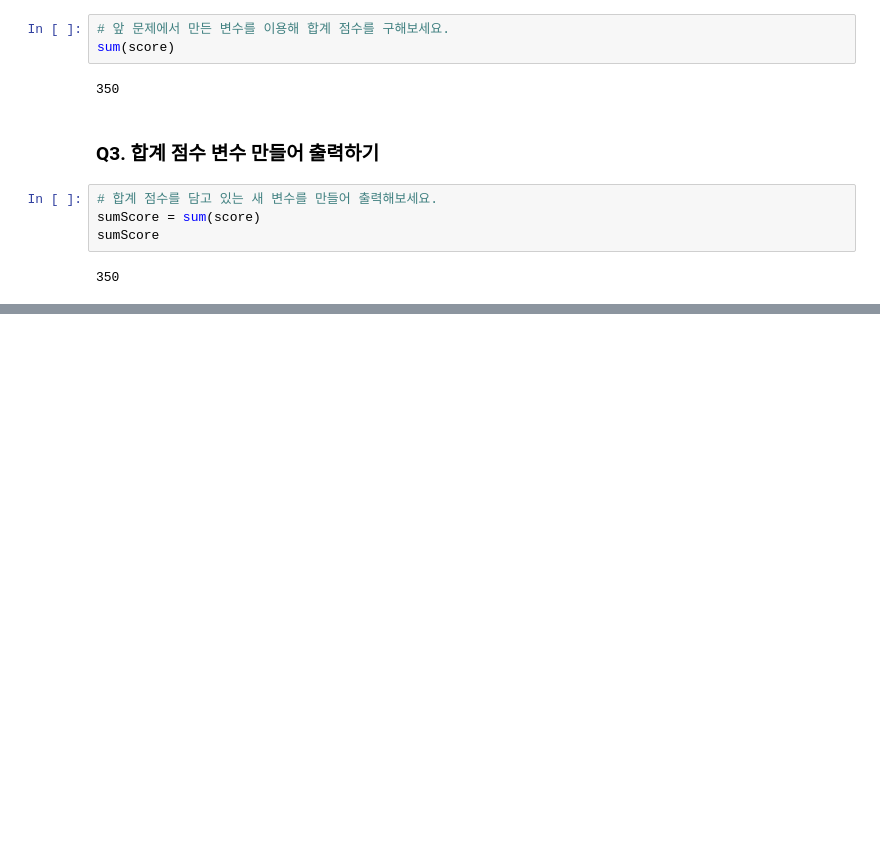
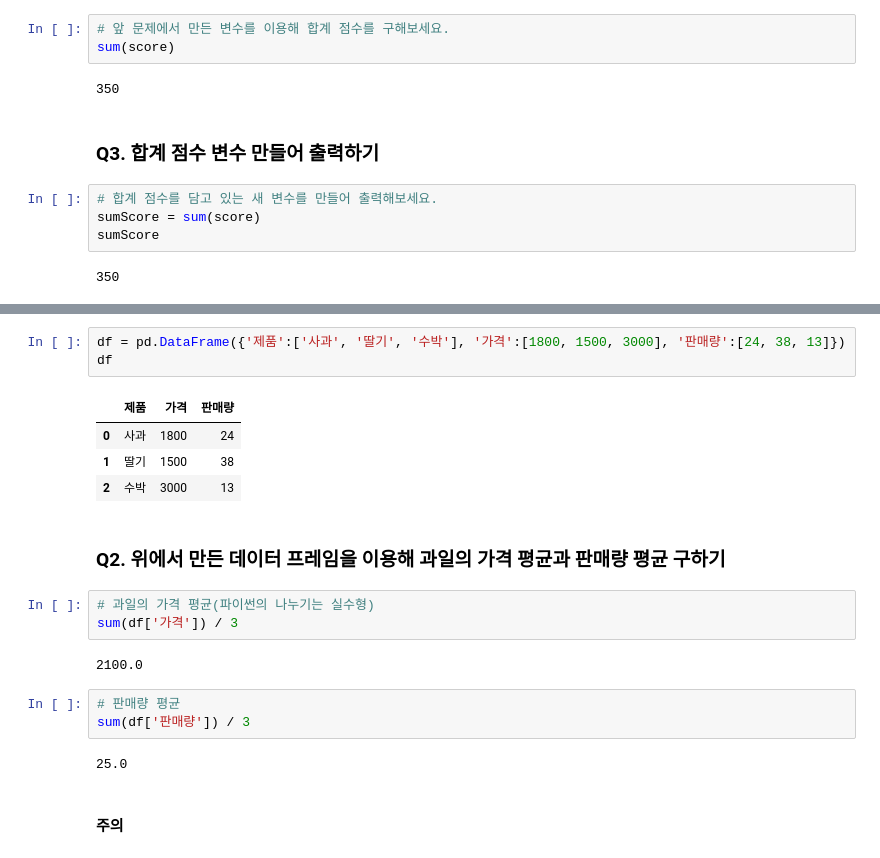
Before and after one commit to 240711AIBigData/AI, a Jupyter notebook: pythonProject/day02_240716.ipynb, the cells around one changed output, grey strips where cells are left out. Saved outputs shown, nothing was run; the diff lists cells and outputs as text; blank space fills up the shorter version.

```diff
--- a/pythonProject/day02_240716.ipynb
+++ b/pythonProject/day02_240716.ipynb
@@ -208,0 +270,22 @@ sumScore
+# %%
+df = pd.DataFrame({'제품':['사과', '딸기', '수박'], '가격':[1800, 1500, 3000], '판매량':[24, 38, 13]})
+df
+# %% [output]
+|  | 제품 | 가격 | 판매량 |
+| 0 | 사과 | 1800 | 24 |
+| 1 | 딸기 | 1500 | 38 |
+| 2 | 수박 | 3000 | 13 |
+# %% [markdown]
+### Q2. 위에서 만든 데이터 프레임을 이용해 과일의 가격 평균과 판매량 평균 구하기
+# %%
+# 과일의 가격 평균(파이썬의 나누기는 실수형)
+sum(df['가격']) / 3
+# %% [output]
+2100.0
+# %%
+# 판매량 평균
+sum(df['판매량']) / 3
+# %% [output]
+25.0
+# %% [markdown]
+#### 주의
```
Also changed, not shown: parts of 24 cells of this notebook.
